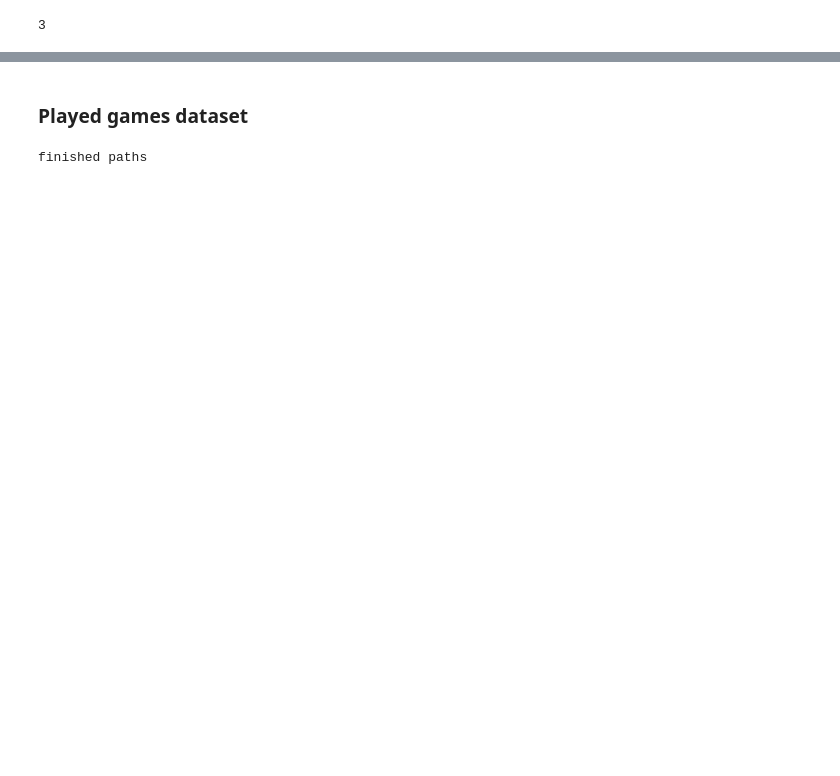
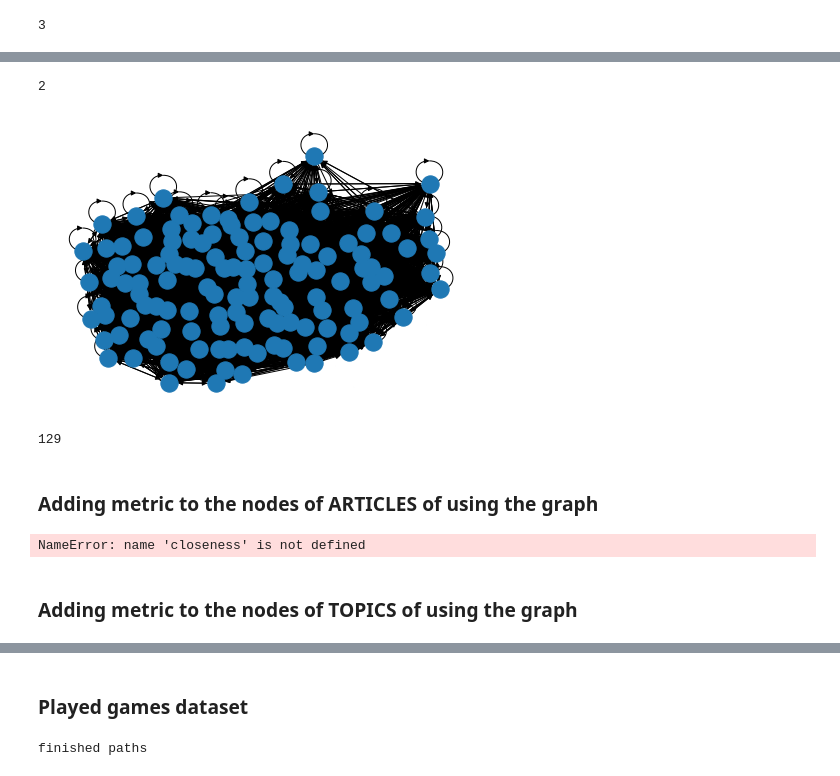
Before and after one commit to khalilacheche/ada-2022-project-adaes, a Jupyter notebook: main.ipynb, the cells around one changed output, grey strips where cells are left out. Cells and saved outputs as stored; diff of their text form; code cells hidden in the pictures; blank space fills up the shorter version.

Commit message:
mergedFile

```diff
--- a/main.ipynb
+++ b/main.ipynb
@@ -104,0 +57,14 @@ print((nx.shortest_path_length(G,source="Asteroid",target="Viking")))
+# %%
+#We define a new Dataframe similar to Links but with Topics instead of Articles
+
+topics_df = pd.merge(links_df,categories_df, left_on="from",right_on="name")
+topics_df = topics_df.rename(columns={'category': 'category_from' })[['to','category_from']]
+
+topics_df = pd.merge(topics_df, categories_df , left_on = "to",right_on="name")
+topics_df = topics_df.rename(columns={'category': 'category_to' })[['category_from','category_to']]
+topics_df.head()
+topics = topics_df.explode('category_from').explode('category_to').dropna()
+topics_general = topics.copy()
+topics = topics.groupby(by=["category_from","category_to"]).size().reset_index()
+topics = topics.rename(columns= {0 : 'count'}) #we can use the count to have a weighted graph
+display(topics)
@@ -104,0 +117,6 @@ print((nx.shortest_path_length(G,source="Asteroid",target="Viking")))
+# %%
+#Adding weight to the edges
+topics2 = topics.groupby(by="category_from").sum()
+topics = pd.merge(topics,topics2,left_on='category_from',right_on='category_from')
+topics["weight"] = topics["count_x"]/topics["count_y"]
+topics.head()
@@ -104,0 +130,12 @@ print((nx.shortest_path_length(G,source="Asteroid",target="Viking")))
+# %%
+#Creating final Graph
+G_topics = nx.from_pandas_edgelist(topics, source="category_from", target="category_to", edge_attr= "weight", create_using=nx.DiGraph() )
+nx.draw(G_topics)
+print((nx.shortest_path_length(G_topics,source="subject.Art.Art",target="subject.Science.Physics.Space_transport")))
+# %% [output]
+2
+[figure, added]
+# %%
+G_topics.number_of_nodes()
+# %% [output]
+129
@@ -104,0 +154,2 @@ print((nx.shortest_path_length(G,source="Asteroid",target="Viking")))
+# %% [markdown]
+### Adding metric to the nodes of ARTICLES of using the graph
@@ -104,0 +163,17 @@ print((nx.shortest_path_length(G,source="Asteroid",target="Viking")))
+# %%
+nodes = pd.merge(in_links_df, out_links_df, on="name")
+nodes = nodes.set_index(nodes['name'])
+nodes["in_degrees"] = nodes["to"].apply(lambda x : len(x) )
+nodes["out_degrees"] = nodes["from"].apply(lambda x : len(x) )
+nodes["closeness_centrality"] = nodes.index.to_series().apply(lambda x :  closeness.get(x,-1) )
+nodes["betweenness_centrality"] = nodes.index.to_series().apply(lambda x : betweenness.get(x,-1))
+#nodes["pagerank_centrality"] = nodes.name.apply(lambda x : pagerank.get(x,-1))
+
+nodes = nodes.drop(["name"],axis=1)
+#nodes.head(20)
+#display(nodes[(nodes.betweenness_centrality >0) & (nodes.closeness_centrality >0)])
+#display(nodes[nodes.closeness_centrality==-1])
+# %% [output]
+NameError: name 'closeness' is not defined
+# %% [markdown]
+### Adding metric to the nodes of TOPICS of using the graph
```
Also changed, not shown: parts of 19 cells of this notebook, 1 other file.
